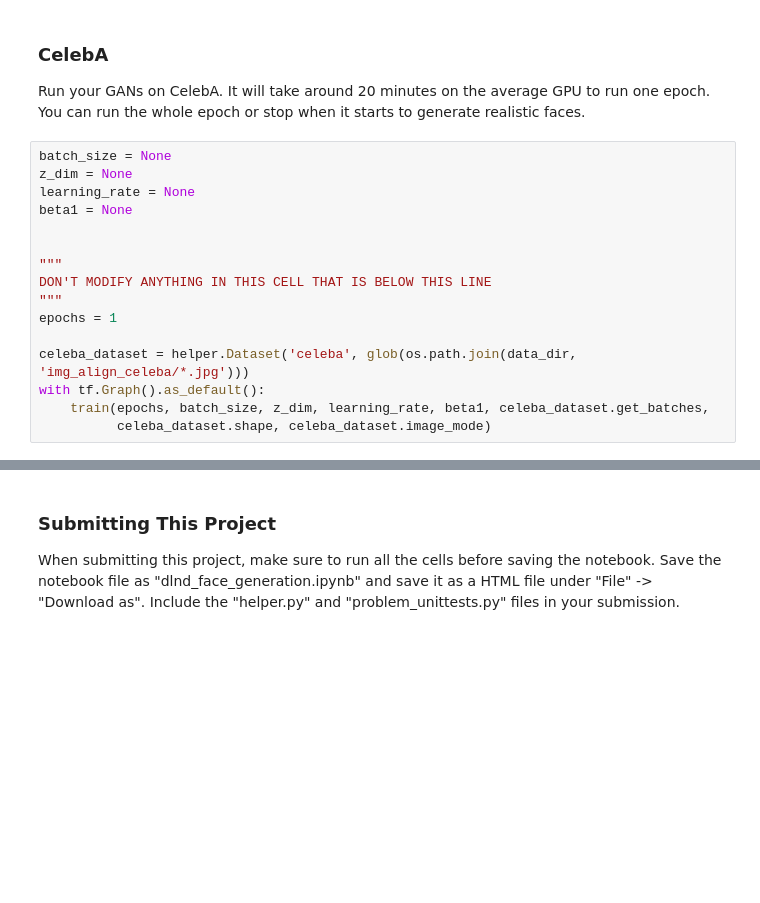
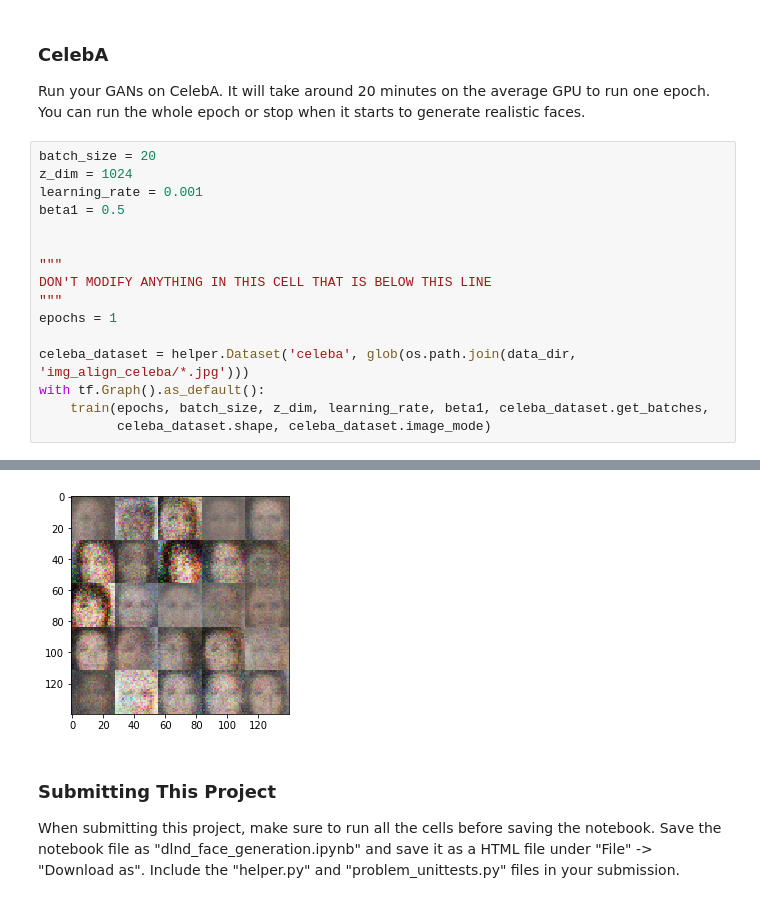
Before and after one commit to k1fukumoto/deep-learning, a Jupyter notebook: face_generation/dlnd_face_generation.ipynb, the cells around one changed output, grey strips where cells are left out. Cells and saved outputs as stored; diff of their text form; blank space fills up the shorter version.

```diff
--- a/face_generation/dlnd_face_generation.ipynb
+++ b/face_generation/dlnd_face_generation.ipynb
@@ -378,10 +378,10 @@ Epoch 5/5... Discriminator Loss: 1.3740... Generator Loss: 0.8142
 ### CelebA
 Run your GANs on CelebA.  It will take around 20 minutes on the average GPU to run one epoch.  You can run the whole epoch or stop when it starts to generate realistic faces.
 # %%
-batch_size = None
-z_dim = None
-learning_rate = None
-beta1 = None
+batch_size = 20
+z_dim = 1024
+learning_rate = 0.001
+beta1 = 0.5
 
 
 """
@@ -393,3 +393,4 @@ celeba_dataset = helper.Dataset('celeba', glob(os.path.join(data_dir, 'img_align
 with tf.Graph().as_default():
     train(epochs, batch_size, z_dim, learning_rate, beta1, celeba_dataset.get_batches,
           celeba_dataset.shape, celeba_dataset.image_mode)
+# %% [output]
@@ -396,3 +398,4 @@ with tf.Graph().as_default():
+[figure, added]
 # %% [markdown]
 ### Submitting This Project
 When submitting this project, make sure to run all the cells before saving the notebook. Save the notebook file as "dlnd_face_generation.ipynb" and save it as a HTML file under "File" -> "Download as". Include the "helper.py" and "problem_unittests.py" files in your submission.
```
Also changed, not shown: parts of 1 cell of this notebook.
